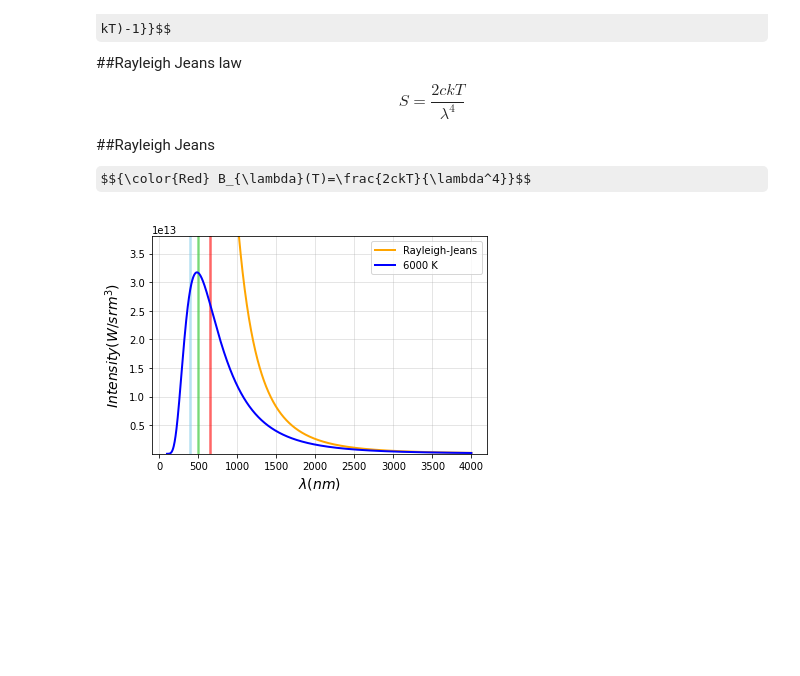
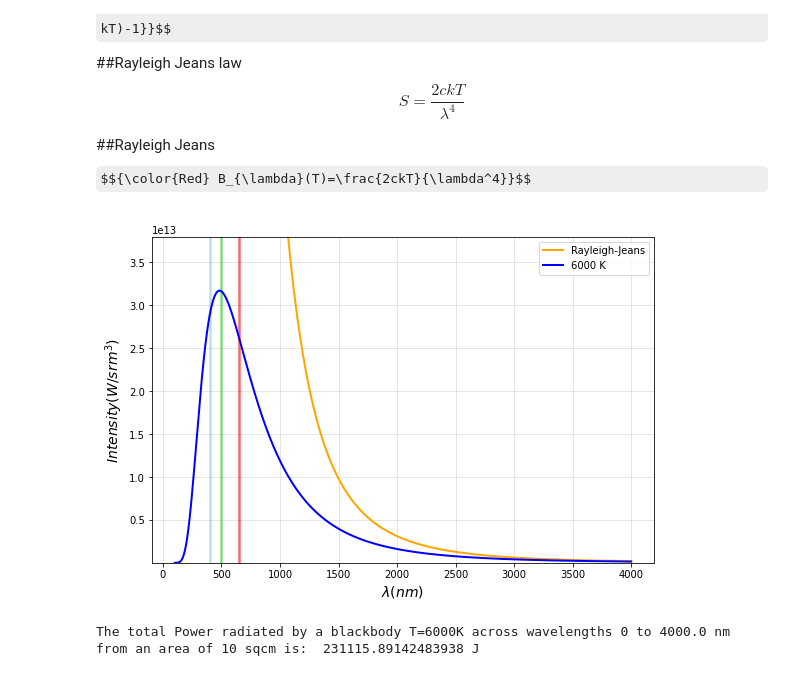
Before and after one commit to HimanshuSim/statmechpracticals, a Jupyter notebook: statmech.ipynb, the cells around one changed output. Saved outputs shown, nothing was run; the diff lists cells and outputs as text; code cells hidden in the pictures; some formulas as TeX source; blank space fills up the shorter version.

```diff
--- a/statmech.ipynb
+++ b/statmech.ipynb
@@ -319,0 +441,18 @@ plt.show()
+# %%
+
+
+T=np.linspace(0.1,10 ,1000)
+E=np.array([0,1])
+QvTf=list()
+qvTf=list()
+UvT=list()
+SvT=list()
+for t in T:
+    zle=Z_elem_fermi(t,E,0.5)
+    QvTf.append(Z_QS(zle))
+    qvTf.append(q(Z_QS(zle)))
+
+Qf=np.array(QvTf)
+qf=np.array(qvTf)
+Uf=k*(T**2)*derivative(qf,T)
+Cvf=derivative(Uf,T)
@@ -331,39 +520,53 @@ $$S=\frac{2ckT}{\lambda^4}$$
 ##Rayleigh Jeans
 $${\color{Red} B_{\lambda}(T)=\frac{2ckT}{\lambda^4}}$$
 # %%
-#
 import numpy as np
 import matplotlib.pyplot as plt
+from scipy.integrate import quad
 
 wavelength_nm = np.linspace(100,4000,1000)
 wavelength_m  = wavelength_nm*1e-9
 
 #Constants
 h=6.626e-34
 c=3.0e+8
 k=1.38e-23
 
 def planck(T):
     a=2.0*h*c**2
     b=h*c/(wavelength_m*k*T)
     return a/ ((wavelength_m**5)*(np.exp(b)-1.0))
 
-T=5000
+def planckint(T,wavelength_nm):
+    a=2.0*h*c**2
+    b=h*c/(wavelength_m*k*T)
+    return a/ ((wavelength_m**5)*(np.exp(b)-1.0))
+
+T=6000
 RJ_intensity = 2*c*k*T/wavelength_m**4
 
+plt.figure(figsize=(9, 6))
 plt.ylim(1e8,0.38e14)
 plt.xlabel('$\lambda(nm)$',fontsize=14)   #How do these Latex labels look bro!
 plt.ylabel('$Intensity (W/sr m^3)$',fontsize=14)
 # Putting up these Lines just to visulaize the visual spectrum
 plt.axvline(x=400,color='skyblue',alpha=0.6,lw=2.5)
 plt.axvline(x=650,color='red',alpha=0.6,lw=2.5)
 plt.axvline(x=500,color='limegreen',alpha=0.6,lw=2.5)
 
 plt.plot(wavelength_nm,RJ_intensity,linewidth=2.0,color='orange',label='Rayleigh-Jeans')
 plt.plot(wavelength_nm,planck(6000),linewidth=2.0,color='blue',label='6000 K')
 #plt.plot(wavelength_nm,planck(5000),linewidth=2.0,label='5000 K')
 plt.legend(loc='upper right')
 plt.grid(alpha=0.4)
 plt.show()
 # %% [output]
-[figure, old version]
+[figure, new version]
+# %%
+m=max(wavelength_m)
+
+
+
+print("The total Power radiated by a blackbody T={0}K across wavelengths {1} to {2} nm from an area of 10 sqcm is: ".format(T,0,max(wavelength_nm)),np.sum(planck(T))*(wavelength_m[1]-wavelength_m[0])*10e-3, "J")
+# %% [output]
+The total Power radiated by a blackbody T=6000K across wavelengths 0 to 4000.0 nm from an area of 10 sqcm is:  231115.89142483938 J
```
Also changed, not shown: parts of 44 cells of this notebook.
